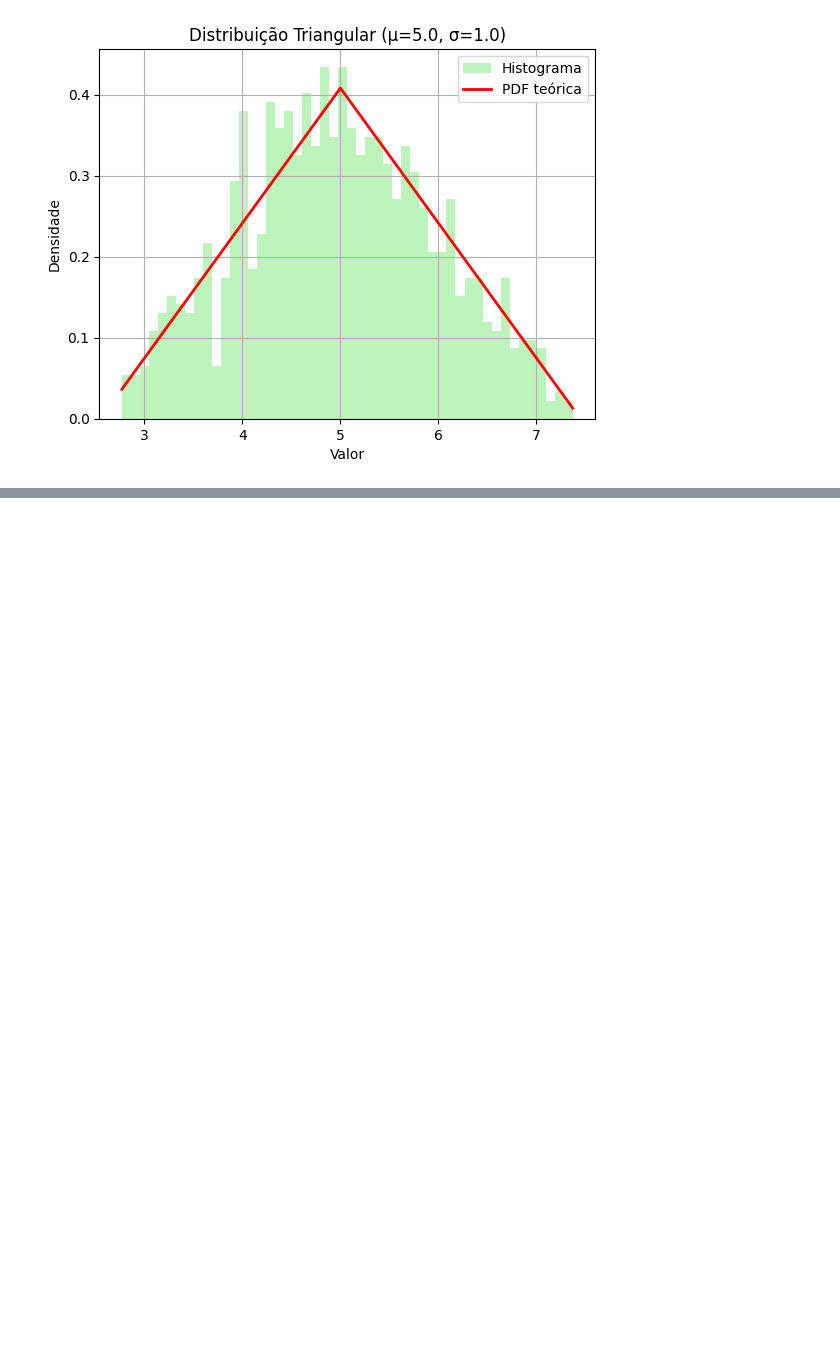
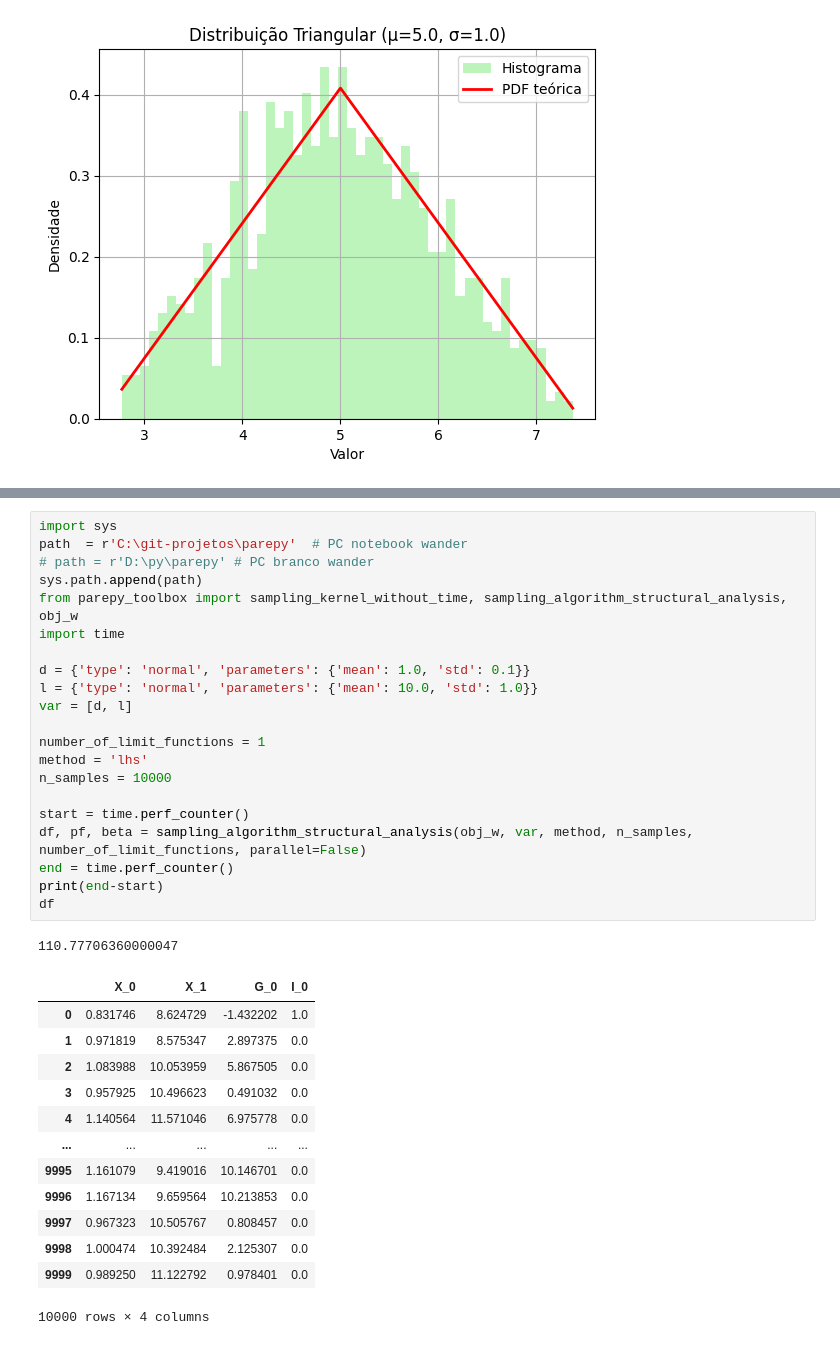
Before and after one commit to Pesquisa-UFCAT/parepy, a Jupyter notebook: local_examples/testes_random_sampling.ipynb, the cells around one changed output, grey strips where cells are left out. Drawn from its saved outputs; the diff is of its cells as text; blank space fills up the shorter version.

```diff
--- a/local_examples/testes_random_sampling.ipynb
+++ b/local_examples/testes_random_sampling.ipynb
@@ -178 +178,37 @@ df
+# %%
+import sys
+path  = r'C:\git-projetos\parepy'  # PC notebook wander
+# path = r'D:\py\parepy' # PC branco wander
+sys.path.append(path)
+from parepy_toolbox import sampling_kernel_without_time, sampling_algorithm_structural_analysis, obj_w
+import time
+
+d = {'type': 'normal', 'parameters': {'mean': 1.0, 'std': 0.1}}
+l = {'type': 'normal', 'parameters': {'mean': 10.0, 'std': 1.0}}
+var = [d, l]
+
+number_of_limit_functions = 1
+method = 'lhs'
+n_samples = 10000
+
+start = time.perf_counter()
+df, pf, beta = sampling_algorithm_structural_analysis(obj_w, var, method, n_samples, number_of_limit_functions, parallel=False)
+end = time.perf_counter()
+print(end-start)
+df
+# %% [output]
+110.77706360000047
+|  | X_0 | X_1 | G_0 | I_0 |
+| 0 | 0.831746 | 8.624729 | -1.432202 | 1.0 |
+| 1 | 0.971819 | 8.575347 | 2.897375 | 0.0 |
+| 2 | 1.083988 | 10.053959 | 5.867505 | 0.0 |
+| 3 | 0.957925 | 10.496623 | 0.491032 | 0.0 |
+| 4 | 1.140564 | 11.571046 | 6.975778 | 0.0 |
+| ... | ... | ... | ... | ... |
+| 9995 | 1.161079 | 9.419016 | 10.146701 | 0.0 |
+| 9996 | 1.167134 | 9.659564 | 10.213853 | 0.0 |
+| 9997 | 0.967323 | 10.505767 | 0.808457 | 0.0 |
+| 9998 | 1.000474 | 10.392484 | 2.125307 | 0.0 |
+| 9999 | 0.989250 | 11.122792 | 0.978401 | 0.0 |
+10000 rows × 4 columns
 # %%
```
Also changed, not shown: parts of 6 cells of this notebook, 8 other files.
